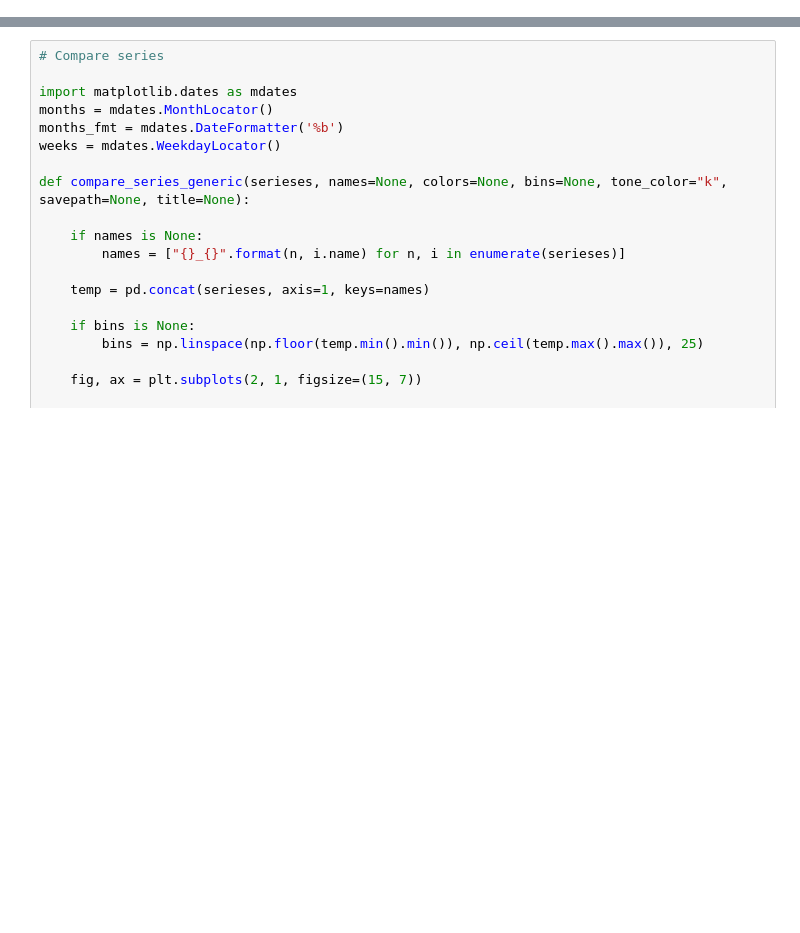
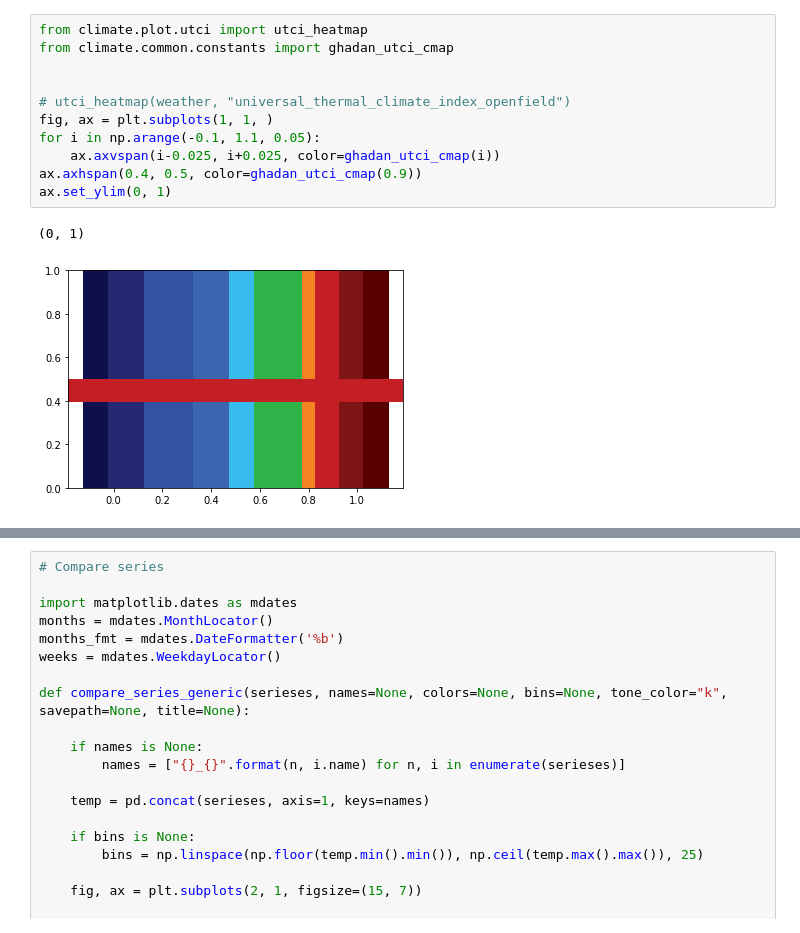
Before and after one commit to cycle13/climate, a Jupyter notebook: test.ipynb, the cells around one changed output, grey strips where cells are left out. Saved outputs shown, nothing was run; the diff lists cells and outputs as text; blank space fills up the shorter version.

```diff
--- a/test.ipynb
+++ b/test.ipynb
@@ -48,0 +56,14 @@ Universal thermal climate index (openfield) calculations successful
+# %%
+from climate.plot.utci import utci_heatmap
+from climate.common.constants import ghadan_utci_cmap
+
+
+# utci_heatmap(weather, "universal_thermal_climate_index_openfield")
+fig, ax = plt.subplots(1, 1, )
+for i in np.arange(-0.1, 1.1, 0.05):
+    ax.axvspan(i-0.025, i+0.025, color=ghadan_utci_cmap(i))
+ax.axhspan(0.4, 0.5, color=ghadan_utci_cmap(0.9))
+ax.set_ylim(0, 1)
+# %% [output]
+(0, 1)
+[figure, added]
```
Also changed, not shown: parts of 6 cells of this notebook, 4 other files.
